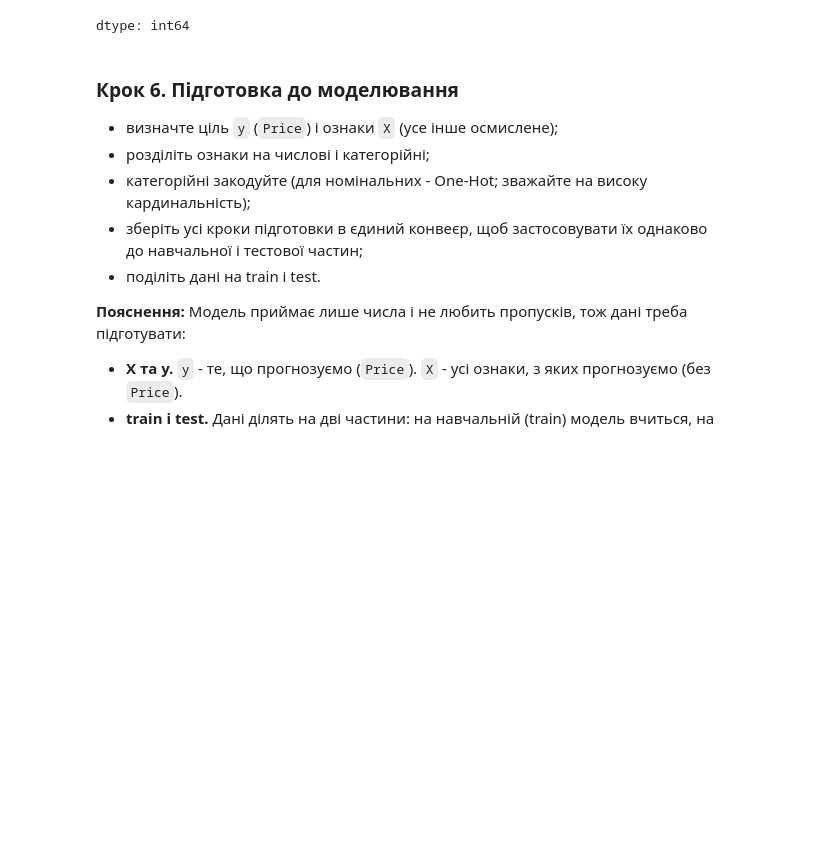
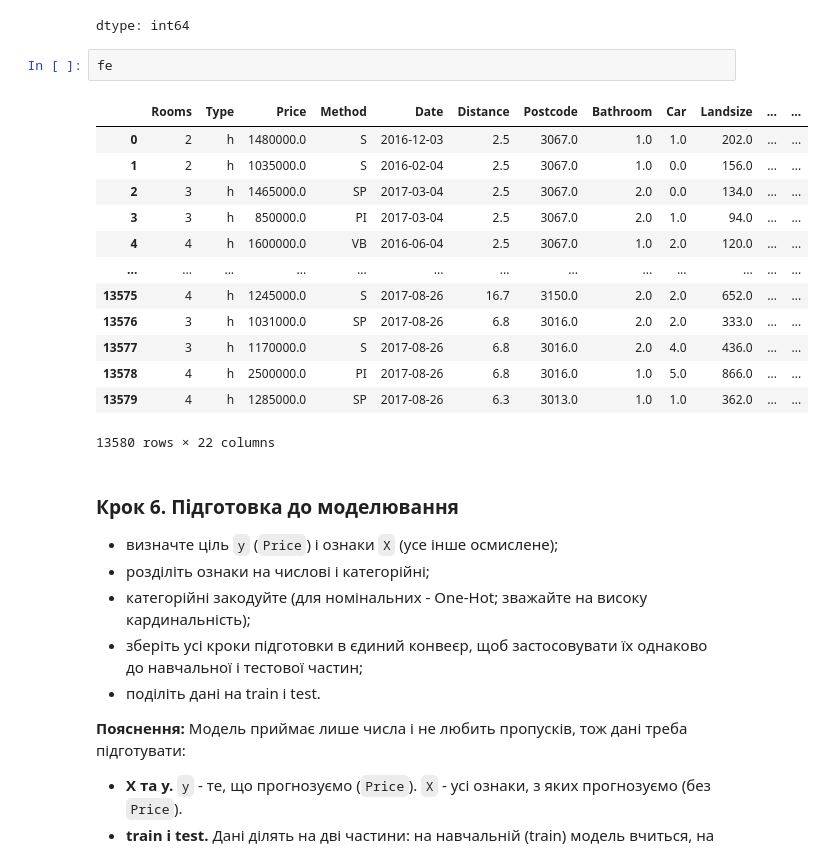
Before and after one commit to NatalieAleksandrova2026/Melbourne-housing-DTA, a Jupyter notebook: notebooks/melbourne_housing.ipynb, the cells around one changed output. Cells and saved outputs as stored; diff of their text form; blank space fills up the shorter version.

```diff
--- a/notebooks/melbourne_housing.ipynb
+++ b/notebooks/melbourne_housing.ipynb
@@ -454,6 +454,22 @@ fe["suburb_freq"].head()
 | 3 | 56 |
 | 4 | 56 |
 dtype: int64
+# %%
+fe
+# %% [output]
+|  | Rooms | Type | Price | Method | Date | Distance | Postcode | Bathroom | Car | Landsize | ... | ... |
+| 0 | 2 | h | 1480000.0 | S | 2016-12-03 | 2.5 | 3067.0 | 1.0 | 1.0 | 202.0 | ... | ... |
+| 1 | 2 | h | 1035000.0 | S | 2016-02-04 | 2.5 | 3067.0 | 1.0 | 0.0 | 156.0 | ... | ... |
+| 2 | 3 | h | 1465000.0 | SP | 2017-03-04 | 2.5 | 3067.0 | 2.0 | 0.0 | 134.0 | ... | ... |
+| 3 | 3 | h | 850000.0 | PI | 2017-03-04 | 2.5 | 3067.0 | 2.0 | 1.0 | 94.0 | ... | ... |
+| 4 | 4 | h | 1600000.0 | VB | 2016-06-04 | 2.5 | 3067.0 | 1.0 | 2.0 | 120.0 | ... | ... |
+| ... | ... | ... | ... | ... | ... | ... | ... | ... | ... | ... | ... | ... |
+| 13575 | 4 | h | 1245000.0 | S | 2017-08-26 | 16.7 | 3150.0 | 2.0 | 2.0 | 652.0 | ... | ... |
+| 13576 | 3 | h | 1031000.0 | SP | 2017-08-26 | 6.8 | 3016.0 | 2.0 | 2.0 | 333.0 | ... | ... |
+| 13577 | 3 | h | 1170000.0 | S | 2017-08-26 | 6.8 | 3016.0 | 2.0 | 4.0 | 436.0 | ... | ... |
+| 13578 | 4 | h | 2500000.0 | PI | 2017-08-26 | 6.8 | 3016.0 | 1.0 | 5.0 | 866.0 | ... | ... |
+| 13579 | 4 | h | 1285000.0 | SP | 2017-08-26 | 6.3 | 3013.0 | 1.0 | 1.0 | 362.0 | ... | ... |
+13580 rows × 22 columns
 # %% [markdown]
 ### Крок 6. Підготовка до моделювання
 
```
Also changed, not shown: parts of 14 cells of this notebook.
